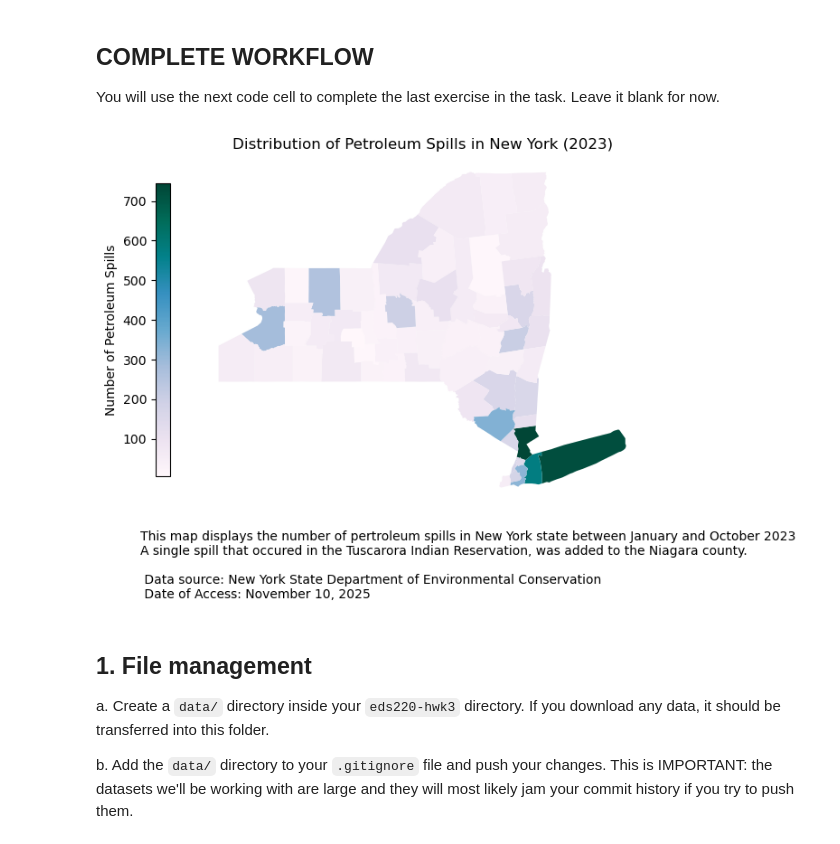
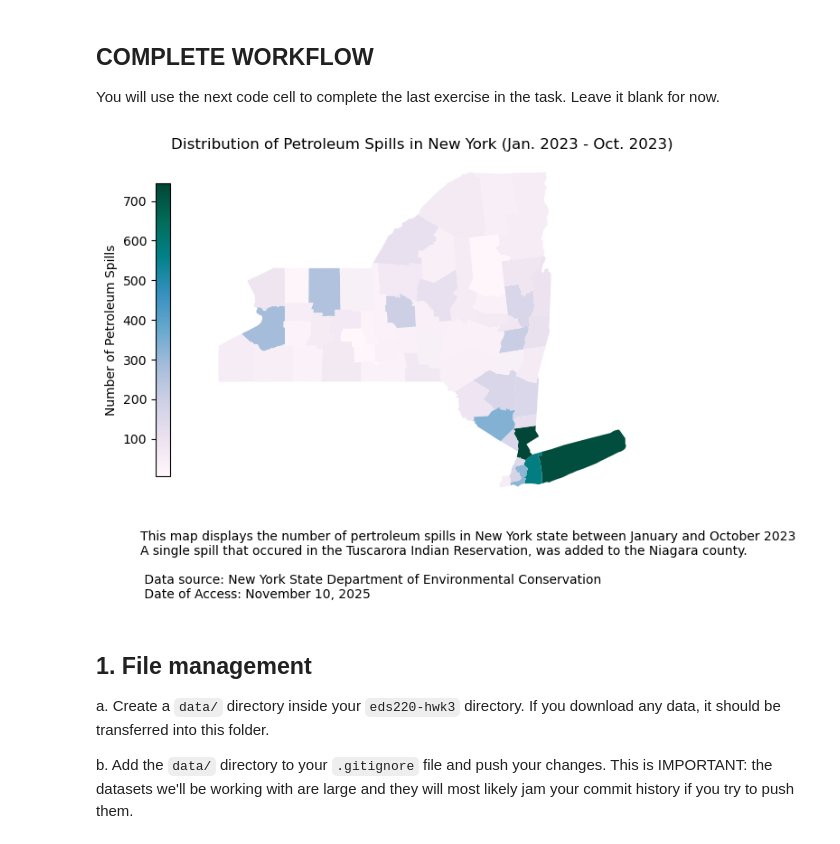
Before and after one commit to jaslynmiura/eds220-hwk3, a Jupyter notebook: hwk3-task1-spills.ipynb, the cells around one changed output. Cells and saved outputs as stored; diff of their text form; code cells hidden in the pictures.

Commit message:
Months in dataframe check and update map title.

```diff
--- a/hwk3-task1-spills.ipynb
+++ b/hwk3-task1-spills.ipynb
@@ -82,35 +82,35 @@ ny_counties = pd.merge(ny_counties,
                            spills_per_county,
                            how = 'inner',
                            on = 'county')
 
 # Adding a value to the indexed cell, which is the n_spills of Niagara.
 ny_counties.loc[45, 'n_spills'] += 1
 
 # Creating a choroleth map of the number of petroleum spills.
 fig, ax = plt.subplots(figsize=(8, 6))
 
 # Remove the axis for a cleaner map
 ax.axis('off')
 
 ny_counties.plot(column = 'n_spills',
                     ax = ax,
                     legend = True,
                     cmap = 'PuBuGn',
                     legend_kwds={
                         "shrink": 0.7,
                         "label": "Number of Petroleum Spills",
                         "orientation": "vertical",
                         "location": "left",
                         "pad": 0.05
     }
 )
 
-ax.set_title('Distribution of Petroleum Spills in New York (2023)')
+ax.set_title('Distribution of Petroleum Spills in New York (Jan. 2023 - Oct. 2023)')
 plt.figtext(0.2, 0, "This map displays the number of pertroleum spills in New York state between January and October 2023 \nA single spill that occured in the Tuscarora Indian Reservation, was added to the Niagara county. \n \n Data source: New York State Department of Environmental Conservation \n Date of Access: November 10, 2025")
 
 plt.show()
 # %% [output]
-[figure, old version]
+[figure, new version]
 # %% [markdown]
 ## 1. File management
 a. Create a `data/` directory inside your `eds220-hwk3` directory. If you download any data, it should be transferred into this folder.
```
Also changed, not shown: parts of 30 cells of this notebook.
